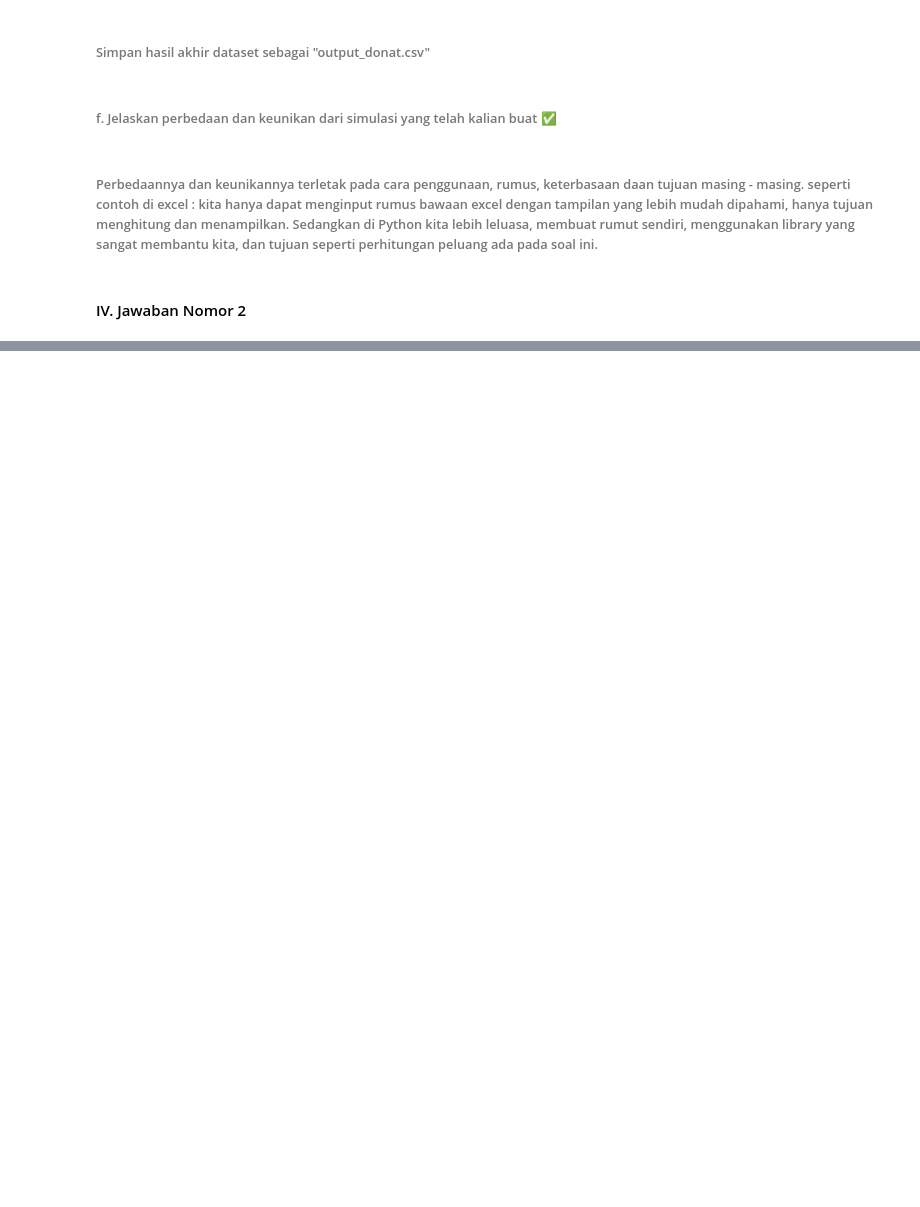
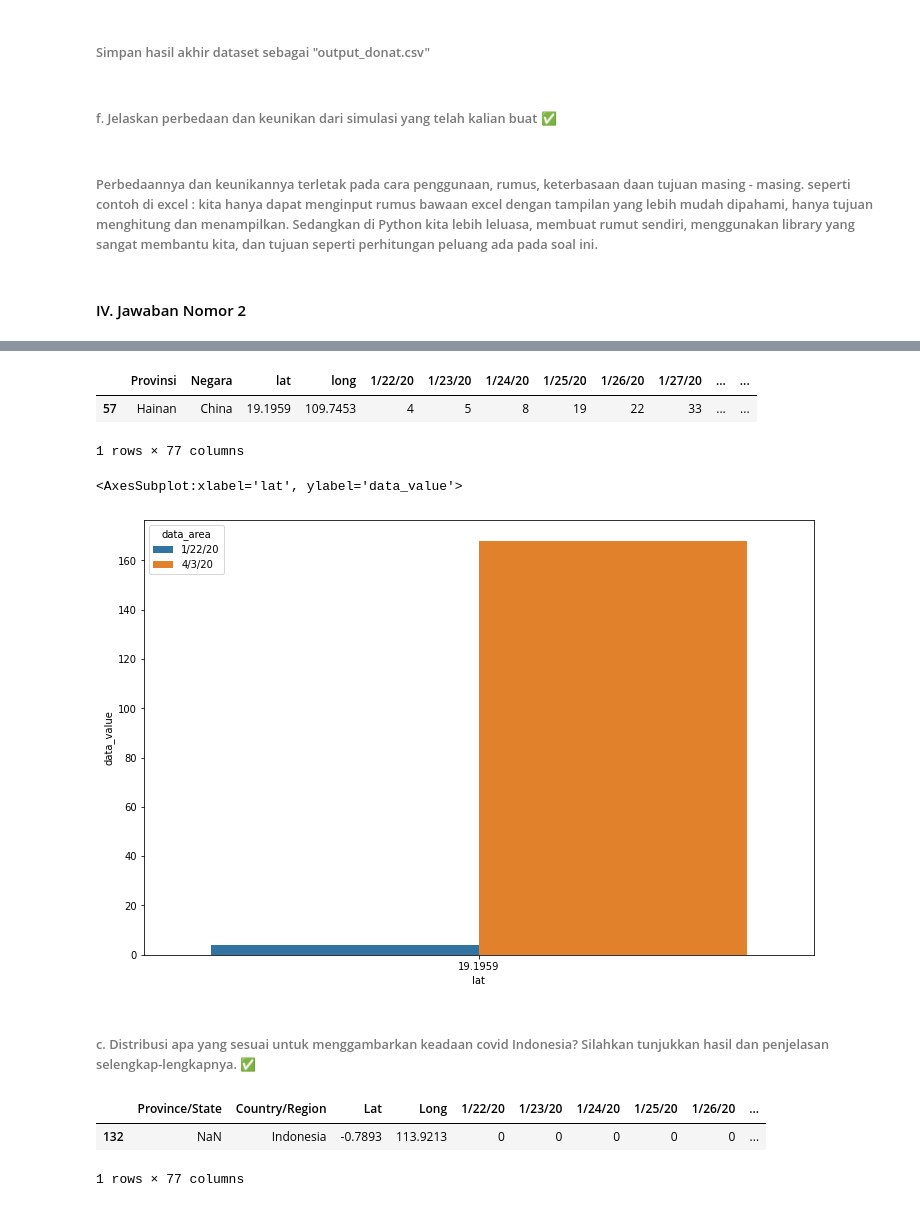
Before and after one commit to rasvanjaya21/pemodelan-dan-simulasi-data, a Jupyter notebook: UTS.ipynb, the cells around one changed output, grey strips where cells are left out. Saved outputs shown, nothing was run; the diff lists cells and outputs as text; code cells hidden in the pictures; blank space fills up the shorter version.

```diff
--- a/UTS.ipynb
+++ b/UTS.ipynb
@@ -394,0 +406,4 @@ df.to_csv('Dataset Donat/output_donat.csv', sep=';', index=False)
+# %%
+# read csv as dataframe
+df = pd.read_csv('Dataset Covid/uts.csv')
+df.head()
@@ -394,0 +436,3 @@ df.to_csv('Dataset Donat/output_donat.csv', sep=';', index=False)
+# %%
+# pemilihan salah satu kota di China : Hainan
+Hainan = df[df["Province/State"].isin(["Hainan"])]
@@ -394,0 +462,12 @@ df.to_csv('Dataset Donat/output_donat.csv', sep=';', index=False)
+# %%
+# check missing value
+data = Hainan
+
+# mengubah nama kolom menjadi lower case
+data.columns = map(lambda x: x.lower(), data.columns)
+
+# rename some columns
+data.rename(columns={'province/state': 'Provinsi', 'country/region': 'Negara', 'confirmed': 'Konfirmasi', 'deaths': 'Meninggal', 'recovered': 'Sembuh'}, inplace=True)
+
+m_perc = pd.DataFrame(data.isnull().sum(),columns = ["missing percent"])
+print(m_perc)
@@ -394,0 +514,20 @@ df.to_csv('Dataset Donat/output_donat.csv', sep=';', index=False)
+# %%
+# menampilkan hasil
+data
+# %% [output]
+|  | Provinsi | Negara | lat | long | 1/22/20 | 1/23/20 | 1/24/20 | 1/25/20 | 1/26/20 | 1/27/20 | ... | ... |
+| 57 | Hainan | China | 19.1959 | 109.7453 | 4 | 5 | 8 | 19 | 22 | 33 | ... | ... |
+1 rows × 77 columns
+# %%
+# menampilkan diagram
+comp_Preciptype = data[['lat','1/22/20','4/3/20']]
+comp_area = comp_Preciptype.groupby(by=['lat']).sum()
+comp_tabel = comp_area.reset_index()
+comp_tabel = pd.melt(comp_tabel, id_vars=['lat'], value_vars=['1/22/20','4/3/20'], var_name='data_area', value_name='data_value')
+plt.figure(figsize=(12, 8))
+sns.barplot(x='lat', y='data_value', hue='data_area', data=comp_tabel)
+# %% [output]
+<AxesSubplot:xlabel='lat', ylabel='data_value'>
+[figure, added]
+# %% [markdown]
+###### c. Distribusi apa yang sesuai untuk menggambarkan keadaan covid Indonesia? Silahkan tunjukkan hasil dan penjelasan selengkap-lengkapnya. ✅
@@ -394,0 +537,7 @@ df.to_csv('Dataset Donat/output_donat.csv', sep=';', index=False)
+# %%
+# show data Indonesia
+Indo
+# %% [output]
+|  | Province/State | Country/Region | Lat | Long | 1/22/20 | 1/23/20 | 1/24/20 | 1/25/20 | 1/26/20 | ... |
+| 132 | NaN | Indonesia | -0.7893 | 113.9213 | 0 | 0 | 0 | 0 | 0 | ... |
+1 rows × 77 columns
```
Also changed, not shown: parts of 28 cells of this notebook.
